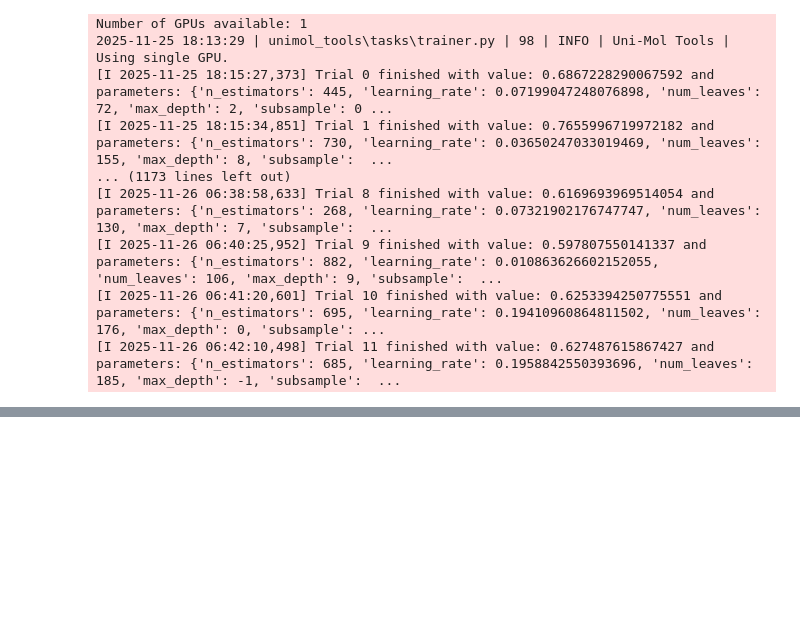
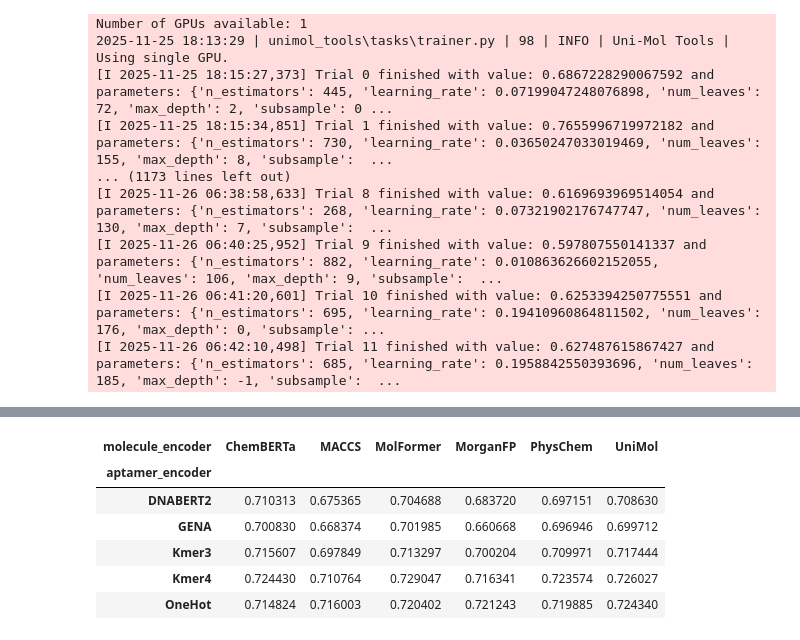
Before and after one commit to GenerativeMolMachines/AptaBench, a Jupyter notebook: notebooks/03_ml_benchmark.ipynb, the cells around one changed output, grey strips where cells are left out. Cells and saved outputs as stored; diff of their text form; code cells hidden in the pictures; blank space fills up the shorter version.

```diff
--- a/notebooks/03_ml_benchmark.ipynb
+++ b/notebooks/03_ml_benchmark.ipynb
@@ -119 +127,13 @@ pivot_df = results_df.pivot(
+# %%
+results_df[results_df['split'] == 'disjoint_aptamer'].pivot(
+    index="aptamer_encoder", columns="molecule_encoder", values="MCC mean"
+)
+# %% [output]
+| molecule_encoder | ChemBERTa | MACCS | MolFormer | MorganFP | PhysChem | UniMol |
+| aptamer_encoder |  |  |  |  |  |  |
+| DNABERT2 | 0.710313 | 0.675365 | 0.704688 | 0.683720 | 0.697151 | 0.708630 |
+| GENA | 0.700830 | 0.668374 | 0.701985 | 0.660668 | 0.696946 | 0.699712 |
+| Kmer3 | 0.715607 | 0.697849 | 0.713297 | 0.700204 | 0.709971 | 0.717444 |
+| Kmer4 | 0.724430 | 0.710764 | 0.729047 | 0.716341 | 0.723574 | 0.726027 |
+| OneHot | 0.714824 | 0.716003 | 0.720402 | 0.721243 | 0.719885 | 0.724340 |
 # %%
```
Also changed, not shown: parts of 2 cells of this notebook.
